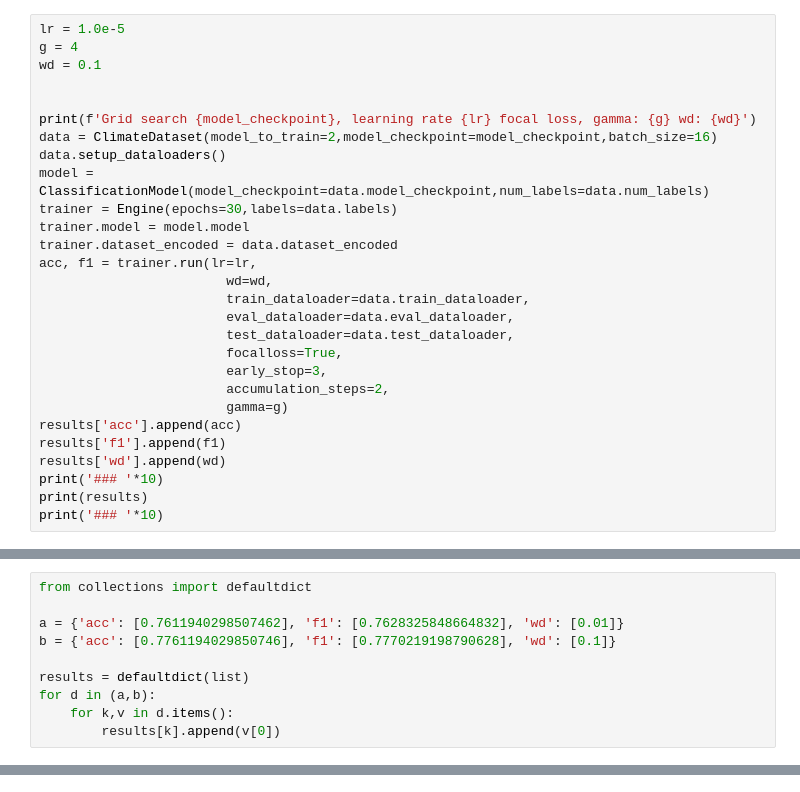
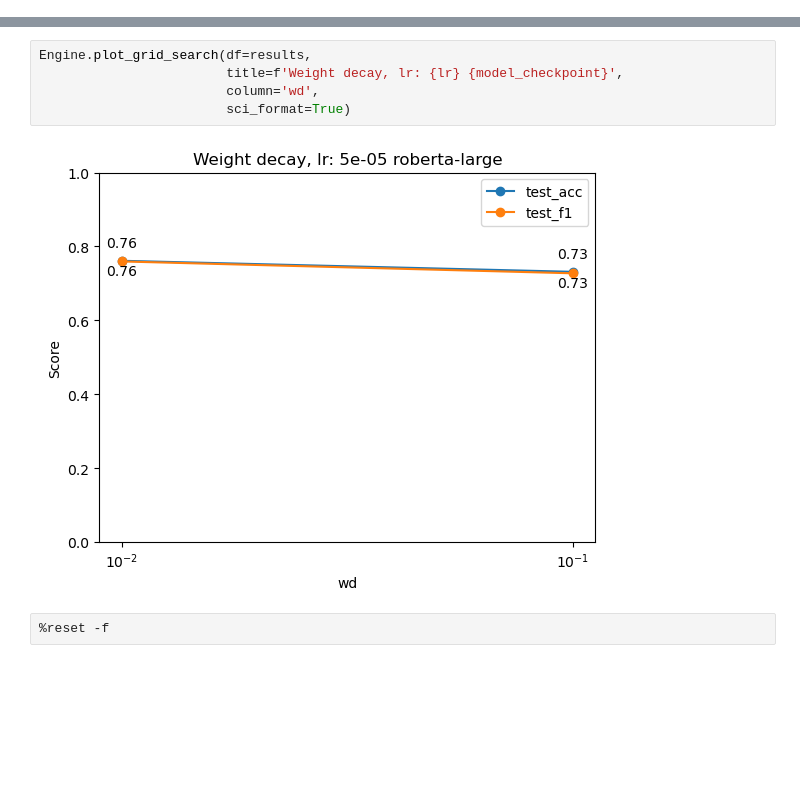
Before and after one commit to fzanart/FLICC, a Jupyter notebook: grid_search/model2/weight_decay/08_RoBERTa_wd.ipynb, the cells around one changed output, grey strips where cells are left out. Saved outputs shown, nothing was run; the diff lists cells and outputs as text; blank space fills up the shorter version.

```diff
--- a/grid_search/model2/weight_decay/08_RoBERTa_wd.ipynb
+++ b/grid_search/model2/weight_decay/08_RoBERTa_wd.ipynb
@@ -68,28 +92,0 @@ You're using a RobertaTokenizerFast tokenizer. Please note that with a fast toke
-# %%
-lr = 1.0e-5
-g = 4
-wd = 0.1
-
-
-print(f'Grid search {model_checkpoint}, learning rate {lr} focal loss, gamma: {g} wd: {wd}')
-data = ClimateDataset(model_to_train=2,model_checkpoint=model_checkpoint,batch_size=16)
-data.setup_dataloaders()
-model = ClassificationModel(model_checkpoint=data.model_checkpoint,num_labels=data.num_labels)
-trainer = Engine(epochs=30,labels=data.labels)
-trainer.model = model.model
-trainer.dataset_encoded = data.dataset_encoded
-acc, f1 = trainer.run(lr=lr,
-                        wd=wd,
-                        train_dataloader=data.train_dataloader,
-                        eval_dataloader=data.eval_dataloader,
-                        test_dataloader=data.test_dataloader,
-                        focalloss=True,
-                        early_stop=3,
-                        accumulation_steps=2,
-                        gamma=g)
-results['acc'].append(acc)
-results['f1'].append(f1)
-results['wd'].append(wd)
-print('### '*10)
-print(results)
-print('### '*10)
@@ -118,10 +92,0 @@ You're using a RobertaTokenizerFast tokenizer. Please note that with a fast toke
-# %%
-from collections import defaultdict
-
-a = {'acc': [0.7611940298507462], 'f1': [0.7628325848664832], 'wd': [0.01]}
-b = {'acc': [0.7761194029850746], 'f1': [0.7770219198790628], 'wd': [0.1]}
-
-results = defaultdict(list)
-for d in (a,b):
-    for k,v in d.items():
-        results[k].append(v[0])
@@ -161,0 +93,9 @@ plot_grid_search(pd.DataFrame(results), f'Weight decays, {model_checkpoint}', 'w
+# %%
+Engine.plot_grid_search(df=results,
+                        title=f'Weight decay, lr: {lr} {model_checkpoint}',
+                        column='wd',
+                        sci_format=True)
+# %% [output]
+[figure, added]
+# %%
+%reset -f
```
Also changed, not shown: parts of 9 cells of this notebook, 3 other files.
